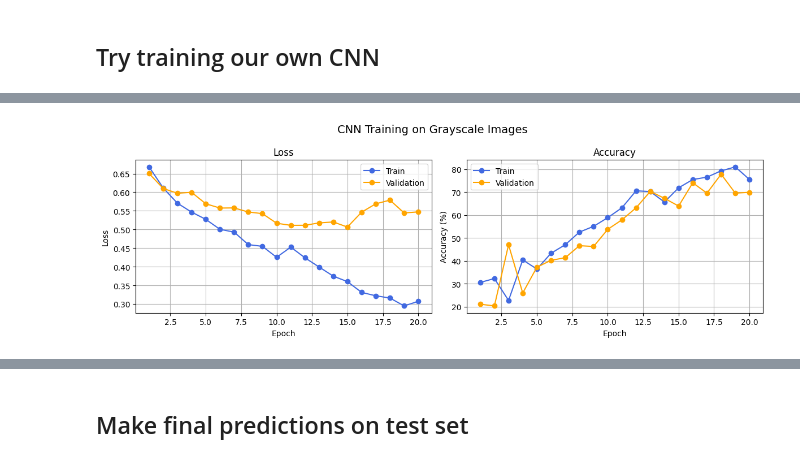
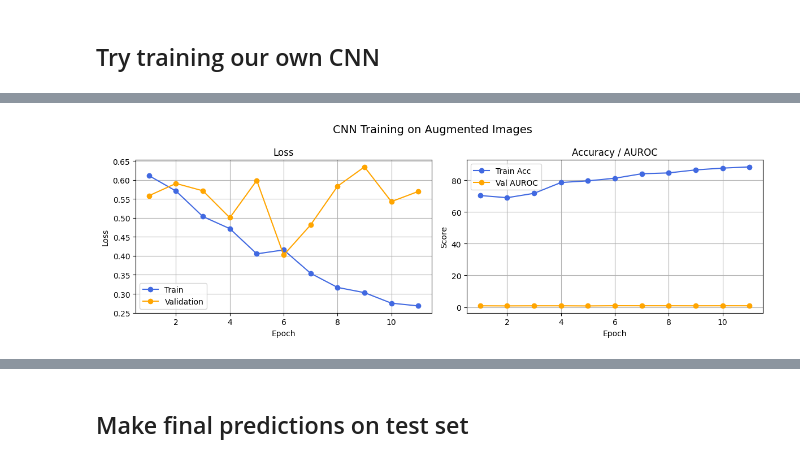
Before and after one commit to harmony-lebovic/image-classifier, a Jupyter notebook: image_classifier_problem_2.ipynb, the cells around one changed output, grey strips where cells are left out. Drawn from its saved outputs; the diff is of its cells as text; code cells hidden in the pictures.

Commit message:
Early stopping in CNN, using AUROC instead of accuracy for performance metric

```diff
--- a/image_classifier_problem_2.ipynb
+++ b/image_classifier_problem_2.ipynb
@@ -1085,11 +1000,11 @@ CNN input settings:
 # %%
 ## CNN architecture
 class CNN(nn.Module):
-  def __init__(self, in_channels=1, num_class=2):
+  def __init__(self, in_channels=3, num_class=2):
     super(CNN, self).__init__()
 
     # Subtask 1: 2D Convolution layer
-    self.conv1 = nn.Conv2d(in_channels=1, out_channels=8, kernel_size=(5, 5), stride=(1, 1), padding=(2, 2))
+    self.conv1 = nn.Conv2d(in_channels=3, out_channels=8, kernel_size=(5, 5), stride=(1, 1), padding=(2, 2))
 
     # Subtask 2: Add a ReLU activation
     self.relu1 = nn.ReLU()
@@ -1290,20 +1125,28 @@ optimizer = optim.Adam(model.parameters(), lr=learning_rate)
 # %%
-# Generate train and validation data loaders
-train_imgs_tensor = torch.from_numpy(dev_imgs_aug[train_img_idx_aug].astype(np.float32))
-val_imgs_tensor = torch.from_numpy(dev_imgs_aug[val_img_idx_aug].astype(np.float32))
-
 # Align labels with the augmented split indices
 y_train_aug = y_dev_aug['coarse_label'].iloc[train_img_idx_aug].reset_index(drop=True)
-y_val_aug = y_dev_aug['coarse_label'].iloc[val_img_idx_aug].reset_index(drop=True)
+y_val_aug   = y_dev_aug['coarse_label'].iloc[val_img_idx_aug].reset_index(drop=True)
 
 train_class_tensor = torch.from_numpy(y_train_aug.to_numpy().reshape(-1, 1).astype(np.float32))
-val_class_tensor = torch.from_numpy(y_val_aug.to_numpy().reshape(-1, 1).astype(np.float32))
+val_class_tensor   = torch.from_numpy(y_val_aug.to_numpy().reshape(-1, 1).astype(np.float32))
 
+# Transpose from (N, H, W, C) to (N, C, H, W) for PyTorch
+train_imgs_tensor = torch.from_numpy(dev_imgs_aug[train_img_idx_aug].transpose(0, 3, 1, 2).astype(np.float32))
+val_imgs_tensor   = torch.from_numpy(dev_imgs_aug[val_img_idx_aug].transpose(0, 3, 1, 2).astype(np.float32))
+test_imgs_tensor  = torch.from_numpy(test_imgs.transpose(0, 3, 1, 2).astype(np.float32))
+
+# Build datasets and loaders AFTER transpose
 train_dataset = TensorDataset(train_imgs_tensor, train_class_tensor)
 val_dataset = TensorDataset(val_imgs_tensor, val_class_tensor)
 
 train_loader = DataLoader(dataset=train_dataset, batch_size=batch_size, shuffle=True)
 val_loader = DataLoader(dataset=val_dataset, batch_size=batch_size, shuffle=False)
-
-# Test data loader
-test_imgs_tensor = torch.from_numpy(test_imgs_gray.astype(np.float32))
+# %%
+# Scheduler
+scheduler = torch.optim.lr_scheduler.ReduceLROnPlateau(
+    optimizer,
+    mode='max',       # changed from 'min' since AUROC should increase
+    factor=0.5,
+    patience=2,
+    min_lr=1e-6
+)
@@ -1425,30 +1313,31 @@ with open('yproba1_test.txt', "w") as f:
     f.write('\n'.join(output.astype('str')))
 # %%
 # ---- Plot Training Curves ----
+epochs_trained = len(train_losses)
+
 fig, (ax1, ax2) = plt.subplots(1, 2, figsize=(12, 4))
 fig.suptitle('CNN Training on Augmented Images', fontsize=14)
 
-ax1.plot(range(1, EPOCHS+1), train_losses, marker='o', color='royalblue', label='Train')
-ax1.plot(range(1, EPOCHS+1), val_losses,   marker='o', color='orange', label='Validation')
+ax1.plot(range(1, epochs_trained+1), train_losses, marker='o', color='royalblue', label='Train')
+ax1.plot(range(1, epochs_trained+1), val_losses,   marker='o', color='orange', label='Validation')
 ax1.set_title('Loss')
 ax1.set_xlabel('Epoch')
 ax1.set_ylabel('Loss')
 ax1.legend()
 ax1.grid(True)
 
-ax2.plot(range(1, EPOCHS+1), train_accuracies, marker='o', color='royalblue', label='Train')
-ax2.plot(range(1, EPOCHS+1), val_accuracies,   marker='o', color='orange',    label='Validation')
-
-ax2.set_title('Accuracy')
+ax2.plot(range(1, epochs_trained+1), train_scores, marker='o', color='royalblue', label='Train Acc')
+ax2.plot(range(1, epochs_trained+1), val_scores,   marker='o', color='orange', label='Val AUROC')
+ax2.set_title('Accuracy / AUROC')
 ax2.set_xlabel('Epoch')
-ax2.set_ylabel('Accuracy (%)')
+ax2.set_ylabel('Score')
 ax2.legend()
 ax2.grid(True)
 
 plt.tight_layout()
 plt.show()
 # %% [output]
-[figure, old version]
+[figure, new version]
 # %%
 # Test the Model
 def test_model(loader, model):
```
Also changed, not shown: parts of 24 cells of this notebook.
